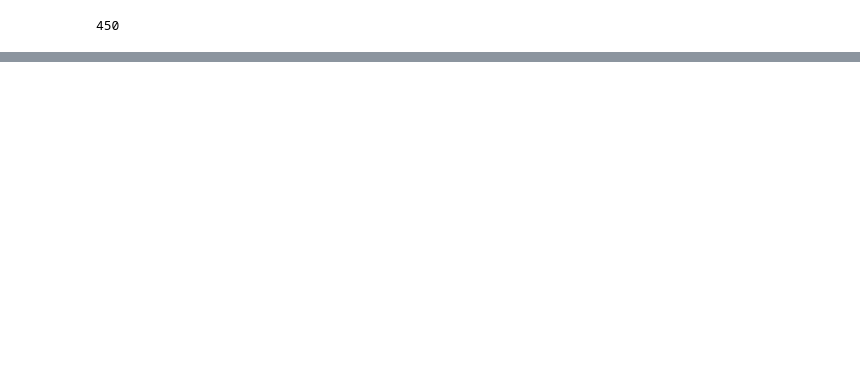
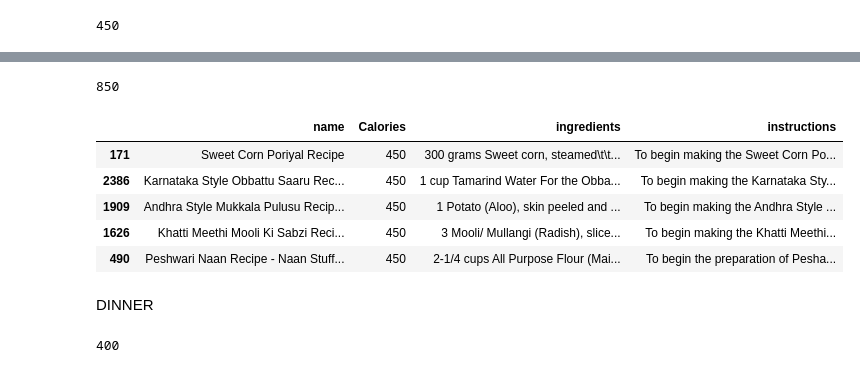
Before and after one commit to Sarbo-2004/Personalized-Diet-recomomendation, a Jupyter notebook: diet_recommendation.ipynb, the cells around one changed output, grey strips where cells are left out. Drawn from its saved outputs; the diff is of its cells as text; code cells hidden in the pictures; blank space fills up the shorter version.

```diff
--- a/diet_recommendation.ipynb
+++ b/diet_recommendation.ipynb
@@ -367,0 +393,9 @@ recommend_knn(350,breakfastfoodseparatedIDdata,'Vegetarian')
+# %%
+LunchfoodseparatedIDdata = df_new.iloc[LunchfoodseparatedID]
+LunchfoodseparatedIDdata=LunchfoodseparatedIDdata.T
+LunchfoodseparatedIDdata = LunchfoodseparatedIDdata.drop(['course_Dinner','course_Lunch'])
+LunchfoodseparatedIDdata=LunchfoodseparatedIDdata.T
+# %%
+LunchfoodseparatedIDdata['Calories'].max()
+# %% [output]
+850
@@ -367,0 +407,49 @@ recommend_knn(350,breakfastfoodseparatedIDdata,'Vegetarian')
+# %%
+from sklearn.neighbors import KNeighborsRegressor
+calorie_data = np.array(LunchfoodseparatedIDdata['Calories']).reshape(-1, 1)
+knn = KNeighborsRegressor(n_neighbors=5)
+# %%
+import numpy as np
+import pandas as pd
+from sklearn.neighbors import NearestNeighbors
+
+def recommend_knn(calorie_input, Lunch_df, diet_preference, n_neighbors=5):
+    """
+    Recommend Lunch items using K-Nearest Neighbors based on calorie similarity.
+    """
+    # Filter by diet preference
+    filtered_df = Lunch_df[Lunch_df["diet"] == diet_preference]
+    if filtered_df.empty:
+        return f"No {diet_preference} Lunch items available."
+
+    # Extract calorie values for KNN
+    calorie_data = filtered_df[['Calories']].values
+
+    # Fit KNN model
+    knn = NearestNeighbors(n_neighbors=min(n_neighbors, len(filtered_df)), metric='euclidean')
+    knn.fit(calorie_data)
+
+    # Find nearest neighbors
+    distances, indices = knn.kneighbors([[calorie_input]])
+
+    # Get recommended items
+    recommended_items = filtered_df.iloc[indices[0]]
+
+    return recommended_items[['name', 'Calories', 'ingredients', 'instructions']]
+
+# Example usage:
+# calorie_input = 600
+# diet_preference = "Vegetarian"
+# recommendations = recommend_knn(calorie_input, breakfast_df, diet_preference)
+# print(recommendations)
+# %%
+recommend_knn(650,LunchfoodseparatedIDdata,'Vegetarian')
+# %% [output]
+|  | name | Calories | ingredients | instructions |
+| 171 | Sweet Corn Poriyal Recipe | 450 | 300 grams Sweet corn, steamed\t\t... | To begin making the Sweet Corn Po... |
+| 2386 | Karnataka Style Obbattu Saaru Rec... | 450 | 1 cup Tamarind Water For the Obba... | To begin making the Karnataka Sty... |
+| 1909 | Andhra Style Mukkala Pulusu Recip... | 450 | 1 Potato (Aloo), skin peeled and ... | To begin making the Andhra Style ... |
+| 1626 | Khatti Meethi Mooli Ki Sabzi Reci... | 450 | 3 Mooli/ Mullangi (Radish), slice... | To begin making the Khatti Meethi... |
+| 490 | Peshwari Naan Recipe - Naan Stuff... | 450 | 2-1/4 cups All Purpose Flour (Mai... | To begin the preparation of Pesha... |
+# %% [markdown]
+DINNER
@@ -367,0 +476,4 @@ recommend_knn(350,breakfastfoodseparatedIDdata,'Vegetarian')
+# %%
+DinnerfoodseparatedIDdata['Calories'].max()
+# %% [output]
+400
```
Also changed, not shown: parts of 24 cells of this notebook.
